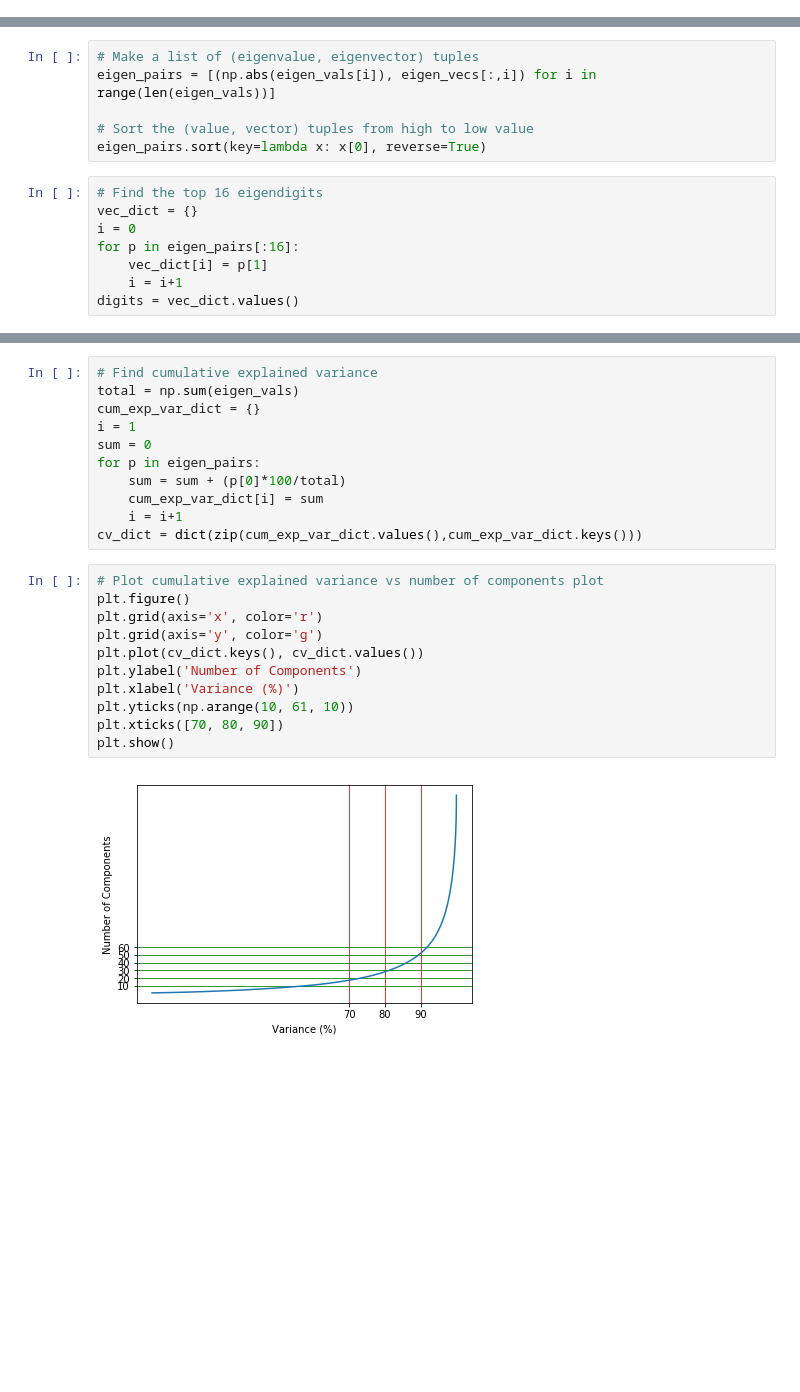
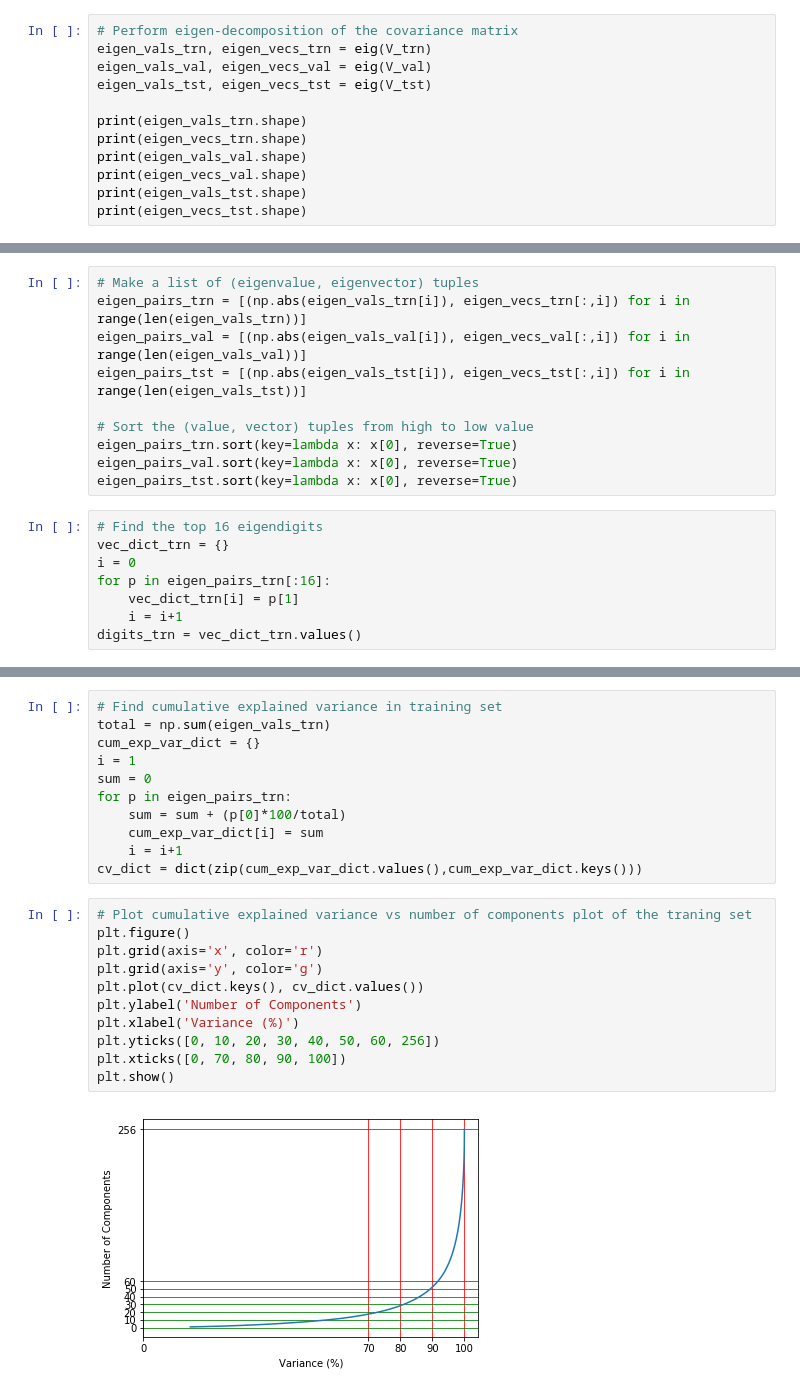
Before and after one commit to likarajo/PCA_Spectral_Clustering, a Jupyter notebook: pca.ipynb, the cells around one changed output, grey strips where cells are left out. Cells and saved outputs as stored; diff of their text form; blank space fills up the shorter version.

```diff
--- a/pca.ipynb
+++ b/pca.ipynb
@@ -40,0 +63,12 @@ eigen_vals, eigen_vecs = eig(V)
+# %%
+# Perform eigen-decomposition of the covariance matrix
+eigen_vals_trn, eigen_vecs_trn = eig(V_trn)
+eigen_vals_val, eigen_vecs_val = eig(V_val)
+eigen_vals_tst, eigen_vecs_tst = eig(V_tst)
+
+print(eigen_vals_trn.shape)
+print(eigen_vecs_trn.shape)
+print(eigen_vals_val.shape)
+print(eigen_vecs_val.shape)
+print(eigen_vals_tst.shape)
+print(eigen_vecs_tst.shape)
@@ -41,17 +82,21 @@ eigen_vals, eigen_vecs = eig(V)
 # %%
 # Make a list of (eigenvalue, eigenvector) tuples
-eigen_pairs = [(np.abs(eigen_vals[i]), eigen_vecs[:,i]) for i in range(len(eigen_vals))]
+eigen_pairs_trn = [(np.abs(eigen_vals_trn[i]), eigen_vecs_trn[:,i]) for i in range(len(eigen_vals_trn))]
+eigen_pairs_val = [(np.abs(eigen_vals_val[i]), eigen_vecs_val[:,i]) for i in range(len(eigen_vals_val))]
+eigen_pairs_tst = [(np.abs(eigen_vals_tst[i]), eigen_vecs_tst[:,i]) for i in range(len(eigen_vals_tst))]
 
 # Sort the (value, vector) tuples from high to low value
-eigen_pairs.sort(key=lambda x: x[0], reverse=True)
+eigen_pairs_trn.sort(key=lambda x: x[0], reverse=True)
+eigen_pairs_val.sort(key=lambda x: x[0], reverse=True)
+eigen_pairs_tst.sort(key=lambda x: x[0], reverse=True)
 # %%
 # Find the top 16 eigendigits
-vec_dict = {}
+vec_dict_trn = {}
 i = 0
-for p in eigen_pairs[:16]:
-    vec_dict[i] = p[1]
+for p in eigen_pairs_trn[:16]:
+    vec_dict_trn[i] = p[1]
     i = i+1
-digits = vec_dict.values()
+digits_trn = vec_dict_trn.values()
 # %%
 # Visualize the top 16 eigendigits
 fig = plt.figure(figsize=(8,8))
@@ -66,25 +111,25 @@ plt.show()
 # %%
-# Find cumulative explained variance
-total = np.sum(eigen_vals)
+# Find cumulative explained variance in training set
+total = np.sum(eigen_vals_trn)
 cum_exp_var_dict = {}
 i = 1
 sum = 0
-for p in eigen_pairs:
+for p in eigen_pairs_trn:
     sum = sum + (p[0]*100/total)
     cum_exp_var_dict[i] = sum
     i = i+1
 cv_dict = dict(zip(cum_exp_var_dict.values(),cum_exp_var_dict.keys()))
 # %%
-# Plot cumulative explained variance vs number of components plot
+# Plot cumulative explained variance vs number of components plot of the traning set
 plt.figure()
 plt.grid(axis='x', color='r')
 plt.grid(axis='y', color='g')
 plt.plot(cv_dict.keys(), cv_dict.values())
 plt.ylabel('Number of Components')
 plt.xlabel('Variance (%)')
-plt.yticks(np.arange(10, 61, 10))
-plt.xticks([70, 80, 90])
+plt.yticks([0, 10, 20, 30, 40, 50, 60, 256])
+plt.xticks([0, 70, 80, 90, 100])
 plt.show()
 # %% [output]
-[figure, old version]
+[figure, new version]
 # %% [markdown]
```
Also changed, not shown: parts of 15 cells of this notebook, 2 other files.
